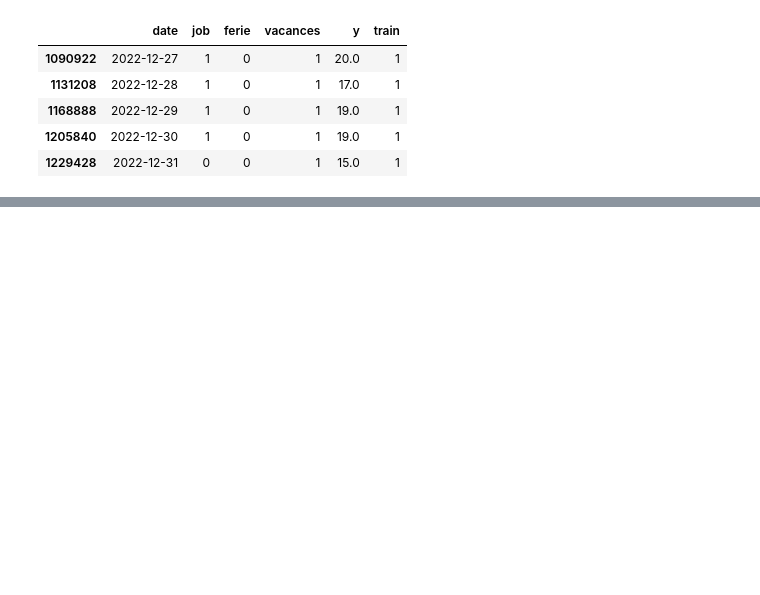
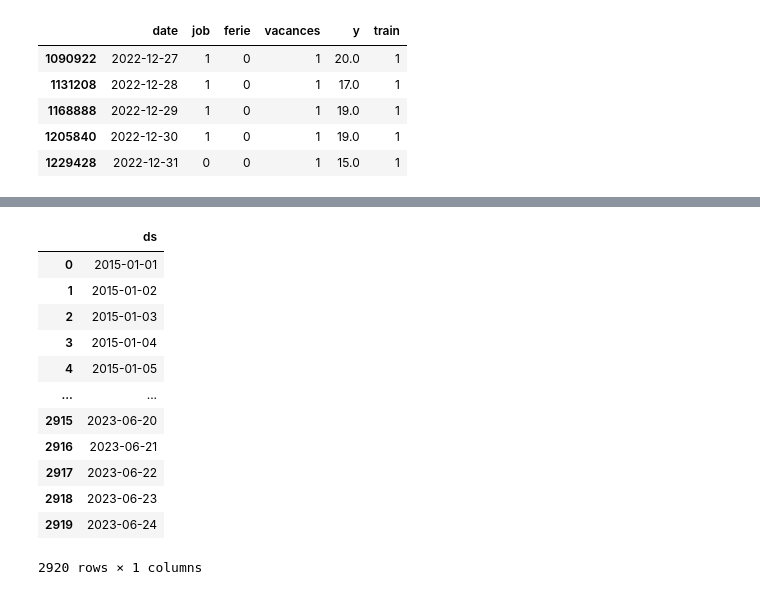
Before and after one commit to MatteoMarengo/Challenge-SNCF-Transilien, a Jupyter notebook: deep-learning/lstm_models.ipynb, the cells around one changed output, grey strips where cells are left out. Saved outputs shown, nothing was run; the diff lists cells and outputs as text; code cells hidden in the pictures; blank space fills up the shorter version.

```diff
--- a/deep-learning/lstm_models.ipynb
+++ b/deep-learning/lstm_models.ipynb
@@ -296,3 +359,19 @@ def mean_absolute_percentage_error(y_true, y_pred, eps=1e-4):
+# %%
+future_dates
+# %% [output]
+|  | ds |
+| 0 | 2015-01-01 |
+| 1 | 2015-01-02 |
+| 2 | 2015-01-03 |
+| 3 | 2015-01-04 |
+| 4 | 2015-01-05 |
+| ... | ... |
+| 2915 | 2023-06-20 |
+| 2916 | 2023-06-21 |
+| 2917 | 2023-06-22 |
+| 2918 | 2023-06-23 |
+| 2919 | 2023-06-24 |
+2920 rows × 1 columns
 # %%
 window_past = 30
 window_future = 1
```
Also changed, not shown: parts of 11 cells of this notebook, 10 other files.
